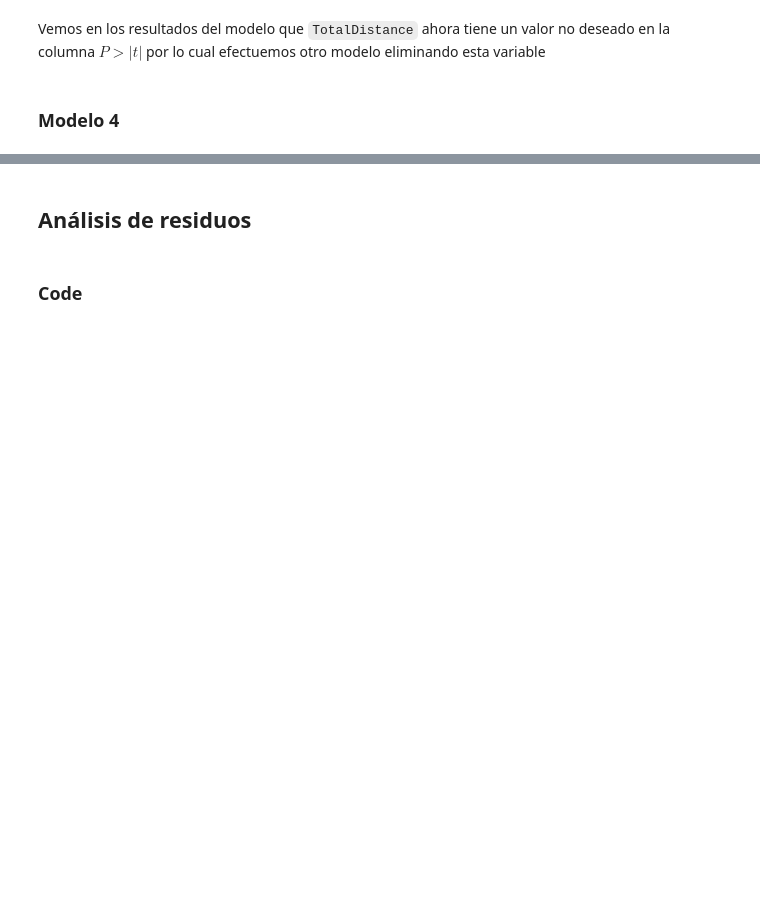
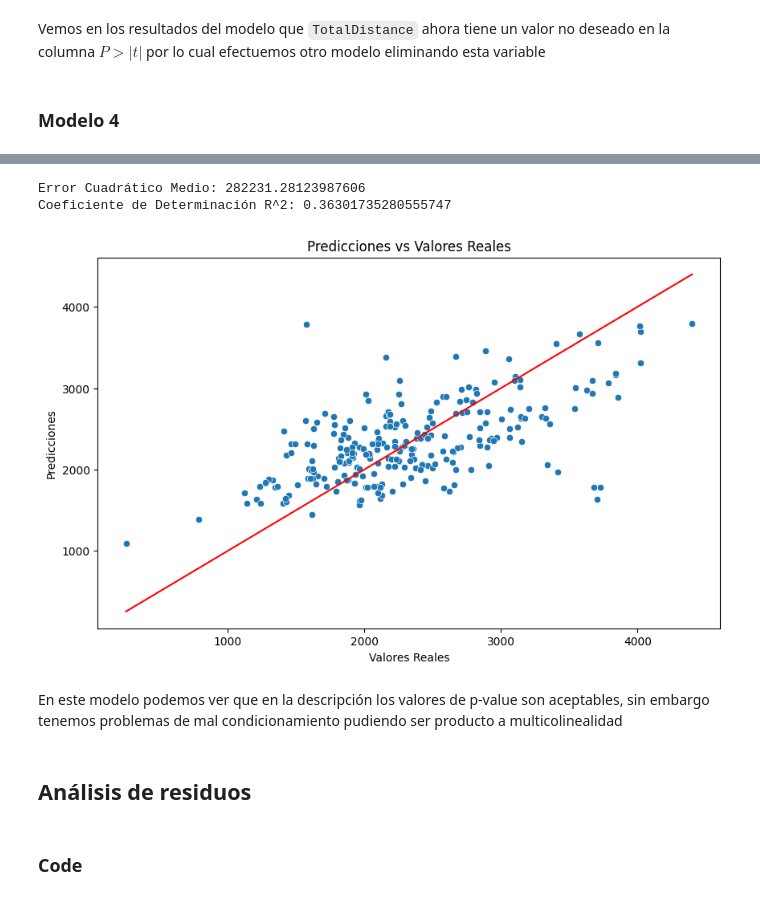
Before and after one commit to david-dlb/Estadistica-2024, a Jupyter notebook: fitness_analysis.ipynb, the cells around one changed output, grey strips where cells are left out. Drawn from its saved outputs; the diff is of its cells as text; code cells hidden in the pictures; blank space fills up the shorter version.

```diff
--- a/fitness_analysis.ipynb
+++ b/fitness_analysis.ipynb
@@ -556,3 +607,46 @@ plt.show()
+# %%
+# Añadir una constante a X_test para el modelo lineal
+X_test = sm.add_constant(X_test)
+
+# Hacer predicciones con el modelo entrenado
+predictions = model.predict(X_test)
+
+from sklearn.metrics import mean_squared_error, r2_score
+
+mse = mean_squared_error(y_test, predictions)
+r2 = r2_score(y_test, predictions)
+
+print(f"Error Cuadrático Medio: {mse}")
+print(f"Coeficiente de Determinación R^2: {r2}")
+# %% [output]
+Error Cuadrático Medio: 282231.28123987606
+Coeficiente de Determinación R^2: 0.36301735280555747
+# %%
+import matplotlib.pyplot as plt
+import seaborn as sns
+
+# Asumiendo que 'y_test' son los valores reales y 'predictions' son las predicciones del modelo
+# Crear un DataFrame para facilitar la visualización
+data = pd.DataFrame({'Real': y_test, 'Predicted': predictions})
+
+# Crear un gráfico de dispersión
+plt.figure(figsize=(10, 6))
+sns.scatterplot(x='Real', y='Predicted', data=data)
+
+# Añadir una línea de identidad para visualizar la alineación de las predicciones con los valores reales
+sns.lineplot(x='Real', y='Real', data=data, color='red')
+
+# Añadir títulos y etiquetas
+plt.title('Predicciones vs Valores Reales')
+plt.xlabel('Valores Reales')
+plt.ylabel('Predicciones')
+
+# Mostrar el gráfico
+plt.show()
+# %% [output]
+[figure, added]
+# %% [markdown]
+En este modelo podemos ver que en la descripción los valores de p-value son aceptables, sin embargo tenemos problemas de mal condicionamiento pudiendo ser producto a multicolinealidad
 # %% [markdown]
 ## Análisis de residuos
 # %% [markdown]
```
Also changed, not shown: parts of 39 cells of this notebook.
